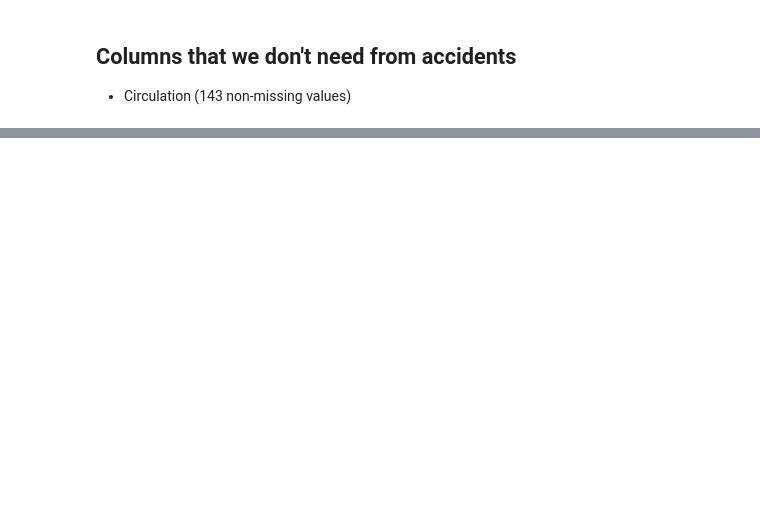
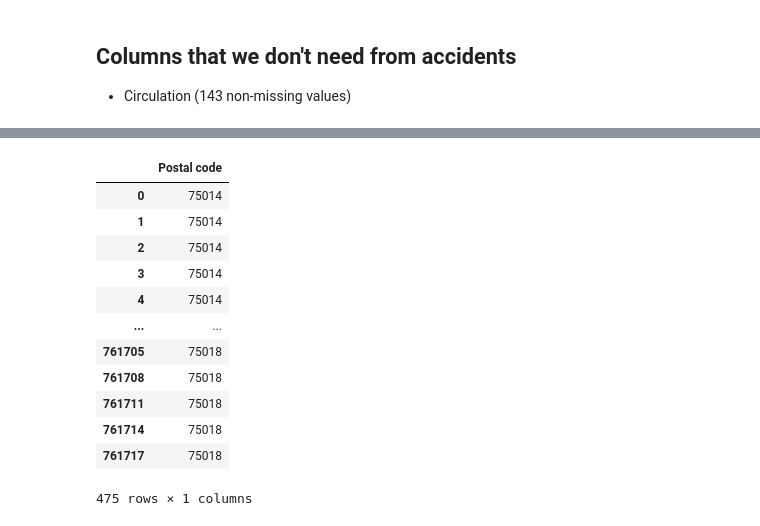
Before and after one commit to tmcdonald92/Bike-Traffic-In-Paris, a Jupyter notebook: Bycicles in Paris.ipynb, the cells around one changed output, grey strips where cells are left out. Drawn from its saved outputs; the diff is of its cells as text; code cells hidden in the pictures; blank space fills up the shorter version.

```diff
--- a/Bycicles in Paris.ipynb
+++ b/Bycicles in Paris.ipynb
@@ -79,0 +90,26 @@ traffic
+# %%
+qqq=qqq['Coordonnées géographiques'].str.split(',',expand=True)
+qqq=qqq.applymap(float)
+# %%
+import googlemaps
+from datetime import datetime
+
+gmaps = googlemaps.Client(key='AIzaSyDY_0cvugGNzNXKCzdP1aYv8r2hV4JdWxE')
+# %%
+postal_codes=qqq.apply(lambda x: gmaps.reverse_geocode((x[0],x[1]))[0]['address_components'][-1]['long_name'], axis=1)
+# %%
+postal_codes=pd.DataFrame(postal_codes, columns=['Postal code'])
+# %% [output]
+|  | Postal code |
+| 0 | 75014 |
+| 1 | 75014 |
+| 2 | 75014 |
+| 3 | 75014 |
+| 4 | 75014 |
+| ... | ... |
+| 761705 | 75018 |
+| 761708 | 75018 |
+| 761711 | 75018 |
+| 761714 | 75018 |
+| 761717 | 75018 |
+475 rows × 1 columns
```
Also changed, not shown: parts of 7 cells of this notebook, 2 other files.
